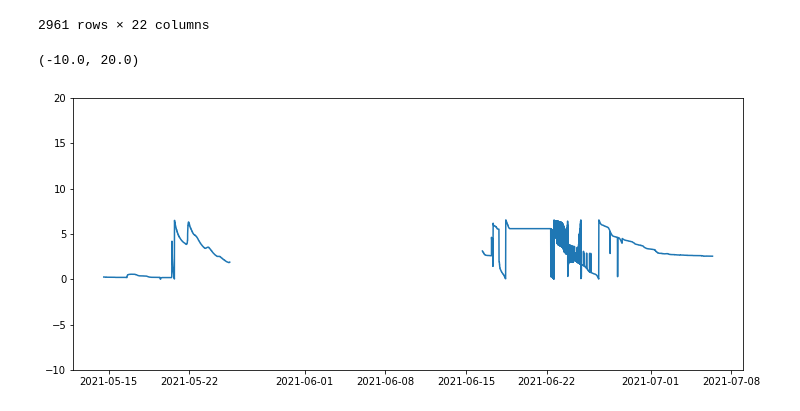
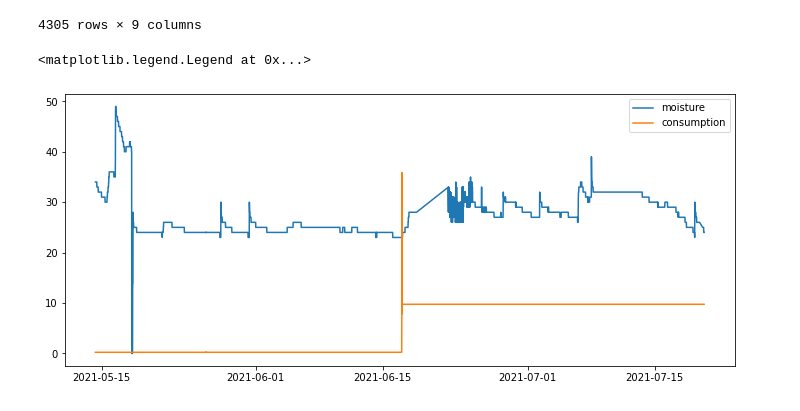
Before and after one commit to naiades-jsi/Carouge, a Jupyter notebook: notebooks/Data.ipynb, the cells around one changed output. Saved outputs shown, nothing was run; the diff lists cells and outputs as text; code cells hidden in the pictures.

```diff
--- a/notebooks/Data.ipynb
+++ b/notebooks/Data.ipynb
@@ -6,7 +6,7 @@ import plotly.express as px
 import plotly.offline as pyo
 # %%
 pyo.init_notebook_mode()
-n = 12
+
 
 devices = [
     "0a6a",
@@ -23,14 +23,18 @@ devices = [
     "1f09",
     "1f10"
 ]
-
+n = 5
 filename = "carouge_device_" + devices[n] + ".csv"
 
 data = pd.read_csv("../data/" + filename)
 data['time'] = pd.to_datetime(data['time'], unit = 's')
 
 fig, ax = plt.subplots(figsize = (12, 5))
-plt.scatter(data['time'], data['value'], s = 1)
-plt.ylim([0, 40])
+plt.plot(data['time'], data['value'])
+plt.ylim([-10, 50])
+
+#values_temp = data['soilTemperature'].values
+values_Moisture = np.convolve(data['value'].values, np.ones(6)/6, mode = 'same')
+times = data['time'].values
 # %% [output]
 [interactive output not drawn]
@@ -39,14 +42,37 @@ plt.ylim([0, 40])
 # %%
-n = 1
+n = 3
 
-filename = "carouge_flower_bed_" + str(n) + ".csv"
+all_temp = np.array([])
+all_moisture = np.array([])
 
-data = pd.read_csv("../data/" + filename)
-data['time'] = pd.to_datetime(data['time'], unit = 's')
+for n in [3]:
+    filename = "carouge_flowerbed" + str(n) + ".csv"
 
-display(data)
+    data = pd.read_csv("../data/" + filename)#[2360:2400]
+    data['time'] = pd.to_datetime(data['time'], unit = 's')
 
-fig, ax = plt.subplots(figsize = (12, 5))
-plt.plot(data['time'], data['soilMoistureEc'])
-plt.ylim([-10, 20])
+    display(data)
+
+    fig, ax = plt.subplots(figsize = (12, 5))
+
+    #idx =  data['soilMoistureEc']>
+
+    plt.plot(data['time'], data['soilMoisture'], label = 'moisture')
+
+    #for i in range(len(data)):
+    #    if(data['feedback'][i] == 'Dry plants'):
+    #        data['feedback'][i] = 1
+    #    else:
+    #        data['feedback'][i] = 0
+
+    plt.plot(data['time'], data['consumption'], label = 'consumption')
+    #plt.ylim([-10, 50])
+
+
+    values_temp = data['soilTemperature'].values
+    values_Moisture = data['soilMoisture'].values
+    times = data['time'].values
+    all_temp = np.concatenate([all_temp, values_temp])
+    all_moisture = np.concatenate([all_moisture, values_Moisture])
+plt.legend()
 # %% [output]
@@ -65,3 +91,3 @@ plt.ylim([-10, 20])
-2961 rows × 22 columns
+4305 rows × 9 columns
-(-10.0, 20.0)
+<matplotlib.legend.Legend at 0x...>
-[figure, old version]
+[figure, new version]
```
Also changed, not shown: parts of 12 cells of this notebook, 6 other files.
